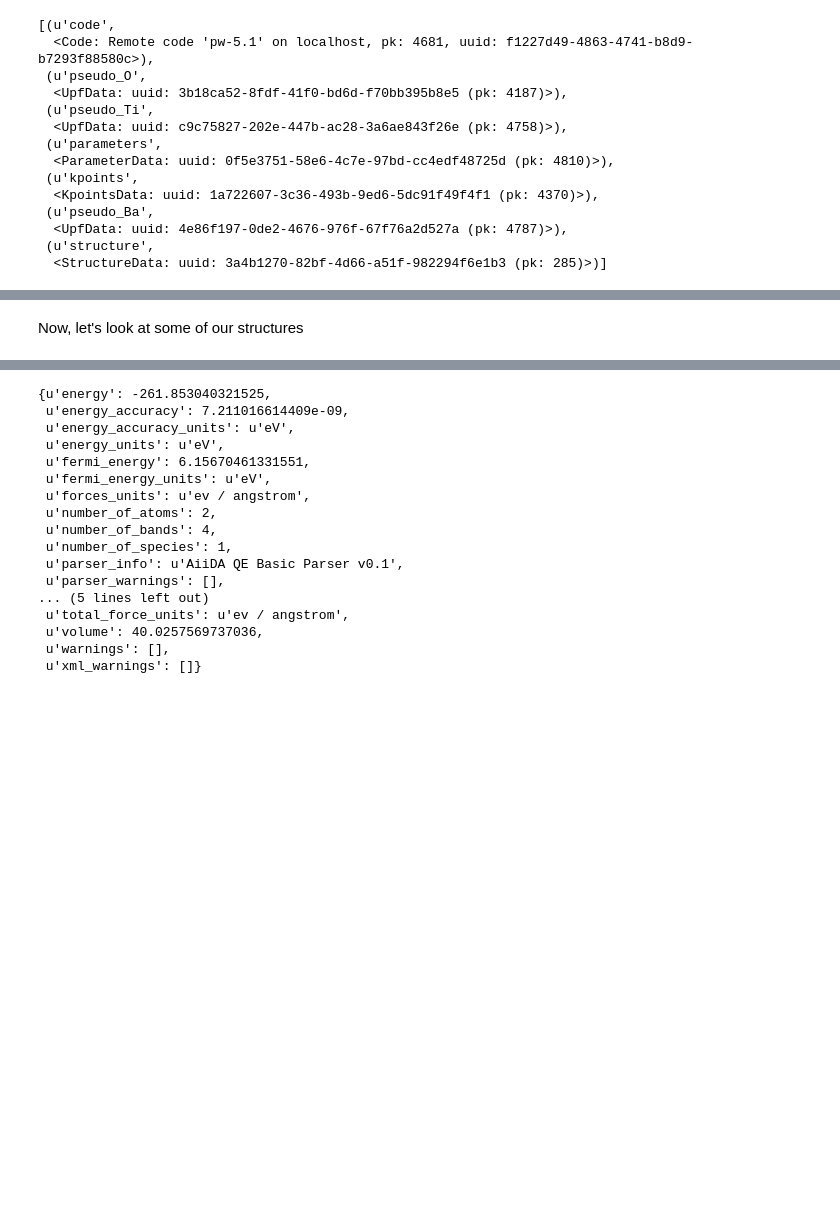
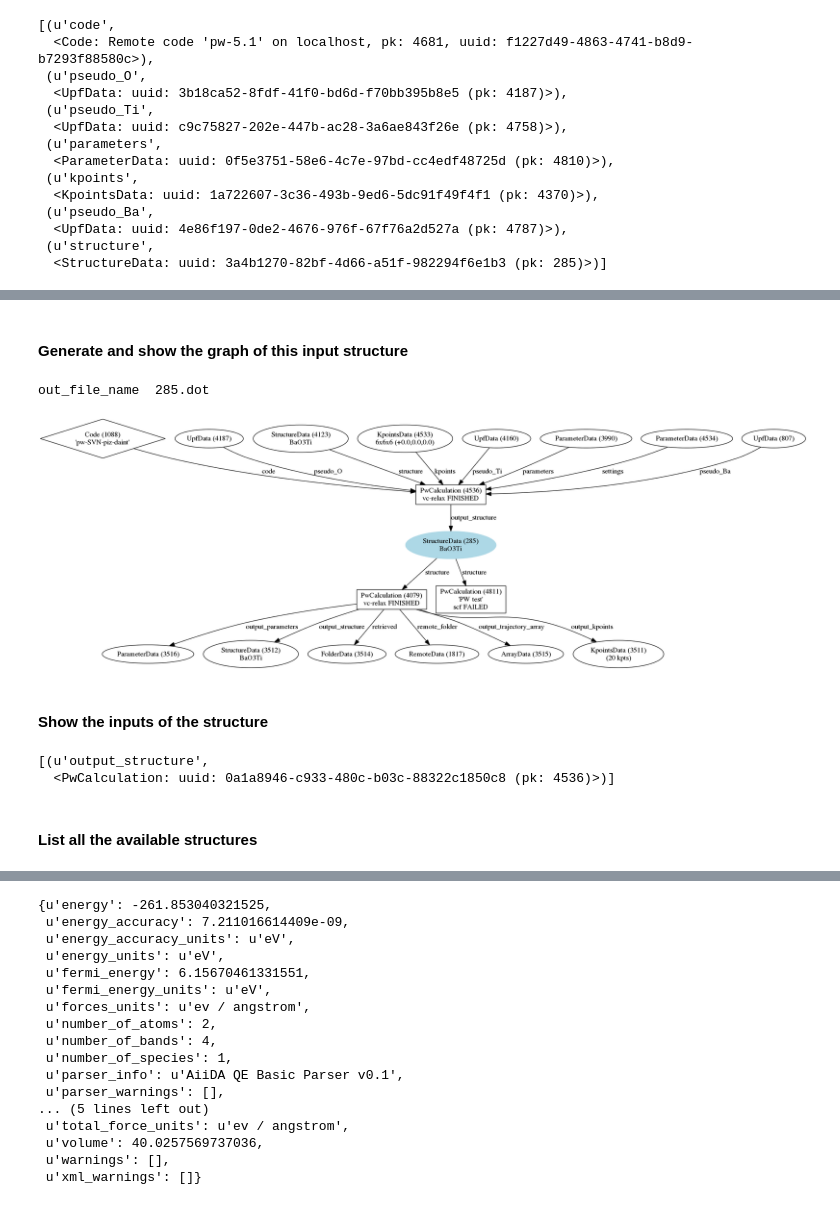
Before and after one commit to aiidateam/aiida_demos, a Jupyter notebook: notebook/Graph visualisation.ipynb, the cells around one changed output, grey strips where cells are left out. Cells and saved outputs as stored; diff of their text form; code cells hidden in the pictures; blank space fills up the shorter version.

```diff
--- a/notebook/Graph visualisation.ipynb
+++ b/notebook/Graph visualisation.ipynb
@@ -72,5 +74,20 @@ out_file_name  285.dot
-# %% [markdown]
-Now, let's look at some of our structures
+# %% [markdown]
+#### Generate and show the graph of this input structure
+# %%
+generate_graph(structure.pk)
+Image(filename=str(structure.pk)+'.png')
+# %% [output]
+out_file_name  285.dot
+[figure, added]
+# %% [markdown]
+#### Show the inputs of the structure
+# %%
+structure.get_inputs(also_labels=True)
+# %% [output]
+[(u'output_structure',
+  <PwCalculation: uuid: 0a1a8946-c933-480c-b03c-88322c1850c8 (pk: 4536)>)]
+# %% [markdown]
+#### List all the available structures
 # %%
 !verdi data structure list
 # %% [output]
```
Also changed, not shown: parts of 17 cells of this notebook, 6 other files.
